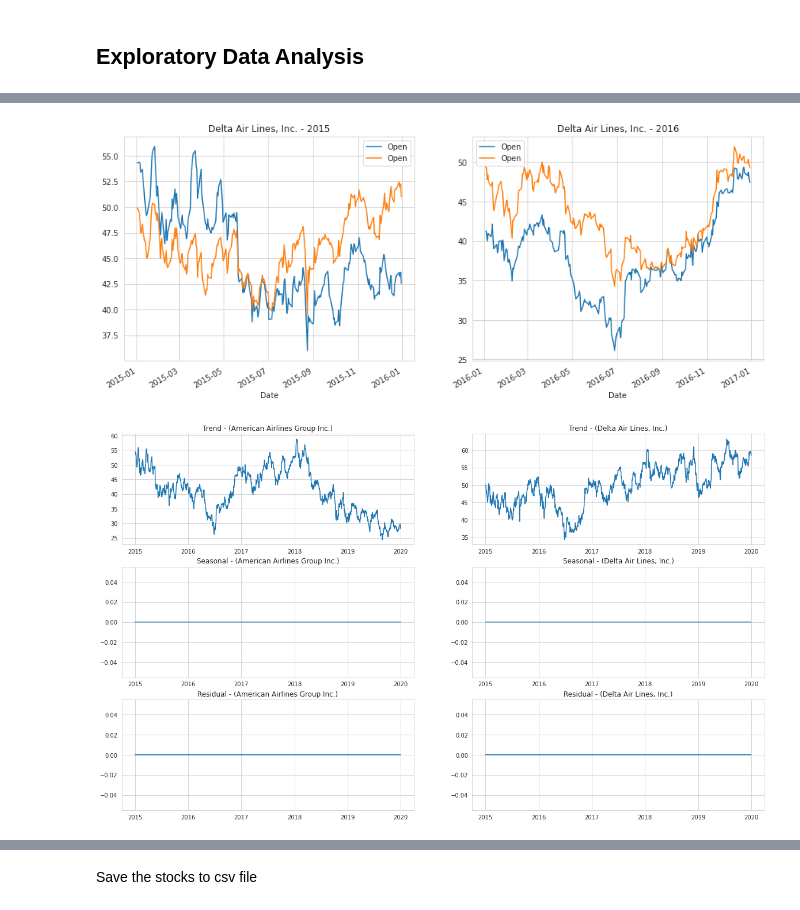
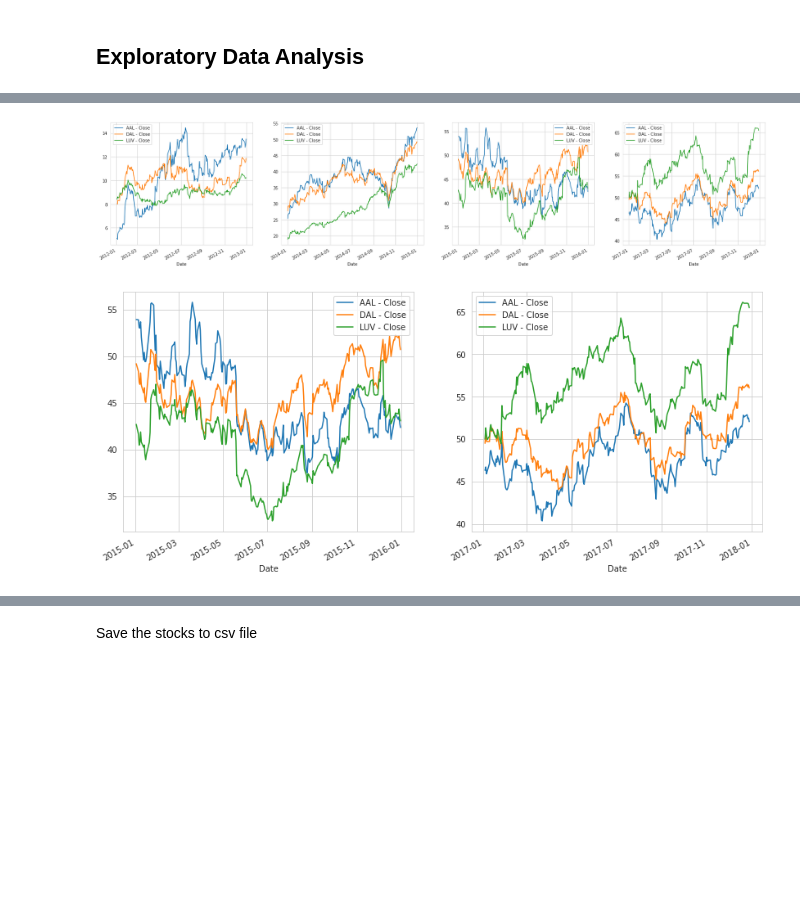
Before and after one commit to YohannesDK/DAT550-Project, a Jupyter notebook: test.ipynb, the cells around one changed output, grey strips where cells are left out. Saved outputs shown, nothing was run; the diff lists cells and outputs as text; code cells hidden in the pictures; blank space fills up the shorter version.

```diff
--- a/test.ipynb
+++ b/test.ipynb
@@ -24,10 +24,10 @@ import calendar
 import requests_cache
 # %%
 # American Airlines Group Inc. (AAL), # Delta Air Lines, Inc. (DAL)
-stock_names = {'AAL': 'American Airlines Group Inc.', 'DAL': 'Delta Air Lines, Inc.'}
-airline_stocks = ['AAL', 'DAL']
-AAL, DAL = None, None
-start = dt(2015, 1, 1)
+stock_names = {'AAL': 'American Airlines Group Inc.', 'DAL': 'Delta Air Lines, Inc.', 'LUV': 'Southwest Airlines'}
+airline_stocks = ['AAL', 'DAL', 'LUV']
+AAL, DAL, LUV = None, None, None
+start = dt(2010, 1, 1)
 end = dt(2020, 1, 1)
 # %% [markdown]
 Making the same request repeatedly can use a lot of bandwidth, slow down your code and may result in your IP being banned.
@@ -151,33 +163,42 @@ open_close_prices_per_airline([2015, 2016])
 # %%
 # now we will match stock increases and decreases, per year
-def airline_stock_increase_decrease_per_year(years:list):
-    fig, ax = plt.subplots(1, len(years), figsize=(15, 6))
+def airline_stock_price_per_year(features:list = ['Open'], years:list = [2015]):
+    fig, ax = plt.subplots(1, len(years), figsize=(7*len(years), 6))
     for i, year in enumerate(years):
         for j, stock in enumerate(airline_stocks):
             df_stock = globals()[stock]
-            df_stock = df_stock.loc[df_stock["Year"].isin([year])]
+            df_stock = df_stock.loc[df_stock["Year"] == year]
 
-            ax[i].set_title(stock_names[stock] + " - " + str(year))
-            df_stock.plot(y=['Open'], ax=ax[i])
+            # ax[i].set_title(stock_names[stock] + " - " + str(year))
+            df_stock.plot(y=features, ax=ax[i], label=[f"{stock} - {f}" for f in features])
 
-airline_stock_increase_decrease_per_year([2015, 2016])
+airline_stock_price_per_year(features=['Close'], years=[2012, 2014, 2015, 2017])
 # %% [output]
-[figure, old version]
+[figure, new version]
+# %%
+airline_stock_price_per_year(features=['Close'], years=[2015, 2017])
+# %% [output]
+[figure, added]
 # %%
 from statsmodels.tsa.seasonal import seasonal_decompose
-def airline_stock_seasonality_and_trends(feature='Open', model='additive', period=1):
-    fig, ax = plt.subplots(3, 2, figsize=(20, 12))
+def airline_stock_seasonality_and_trends(feature='Open', model='additive', freq='B', period=1, years=[2015, 2016]):
+    fig, ax = plt.subplots(4, len(airline_stocks), figsize=(20, 15))
     for i, stock in enumerate(airline_stocks):
         df_stock = globals()[stock]
+        df_stock = df_stock.loc[df_stock["Year"].isin(years)]
+        df_stock = df_stock.asfreq(freq).dropna()
         df_stock_decompose = seasonal_decompose(df_stock[feature], model=model, period=period)
 
-        ax[0, i].plot(df_stock_decompose.trend)
-        ax[0, i].set_title(f"Trend - ({stock_names[stock]})")
-        ax[1, i].plot(df_stock_decompose.seasonal)
-        ax[1, i].set_title(f"Seasonal - ({stock_names[stock]})")
-        ax[2, i].plot(df_stock_decompose.resid)
-        ax[2, i].set_title(f"Residual - ({stock_names[stock]})")
+        # ax[0, i].plot(df_stock[feature].rolling(period).mean())
 
-airline_stock_seasonality_and_trends()
+        ax[0, i].plot(df_stock[feature])
+        ax[0, i].set_title(f"Observed - ({stock_names[stock]})")
+
+        ax[1, i].plot(df_stock_decompose.trend)
+        ax[1, i].set_title(f"Trend - ({stock_names[stock]})")
+
+        ax[2, i].plot(df_stock_decompose.seasonal)
+        ax[2, i].set_title(f"Seasonal - ({stock_names[stock]})")
+
+        ax[3, i].plot(df_stock_decompose.resid)
+        ax[3, i].set_title(f"Residual - ({stock_names[stock]})")
-# %% [output]
-[figure, removed]
```
Also changed, not shown: parts of 20 cells of this notebook, 4 other files.
